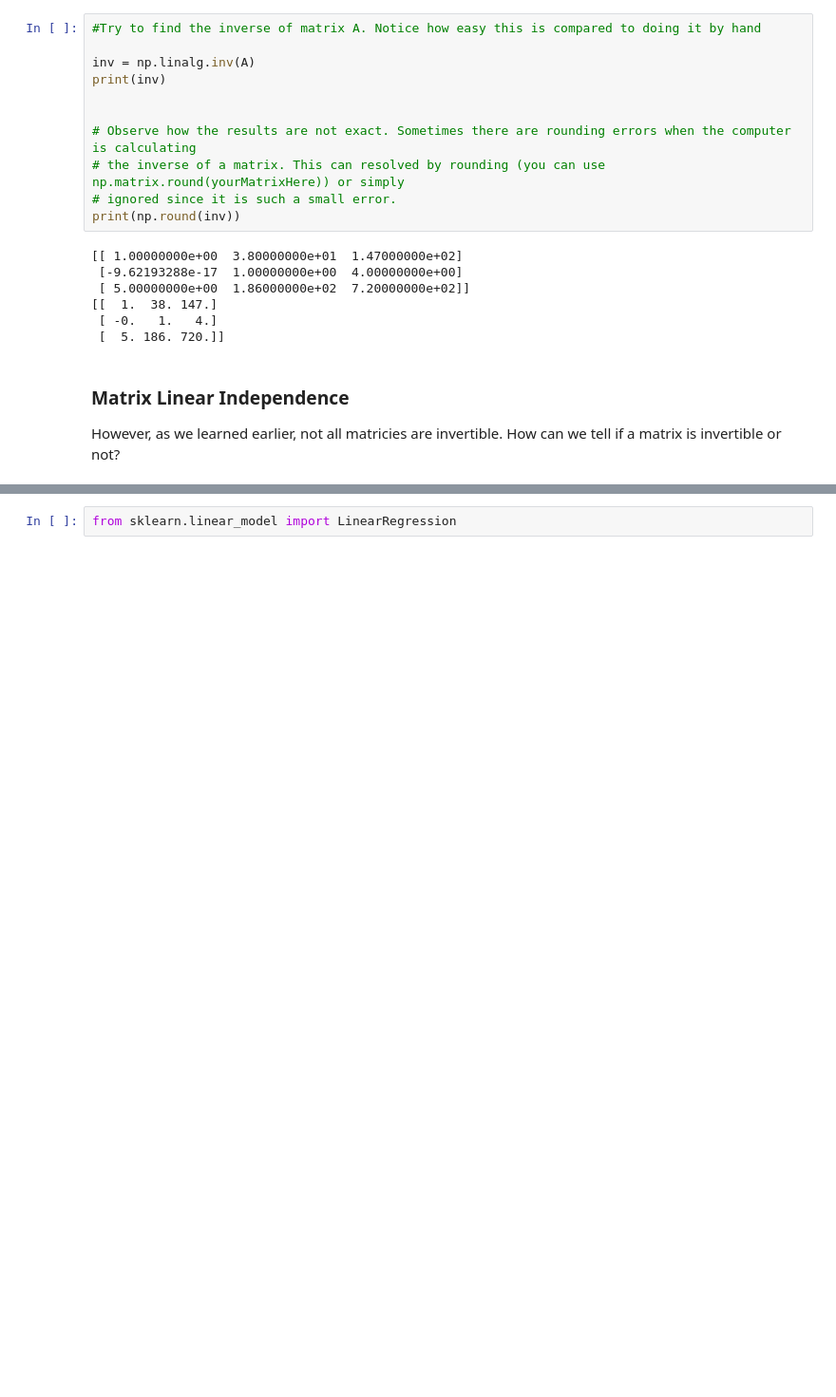
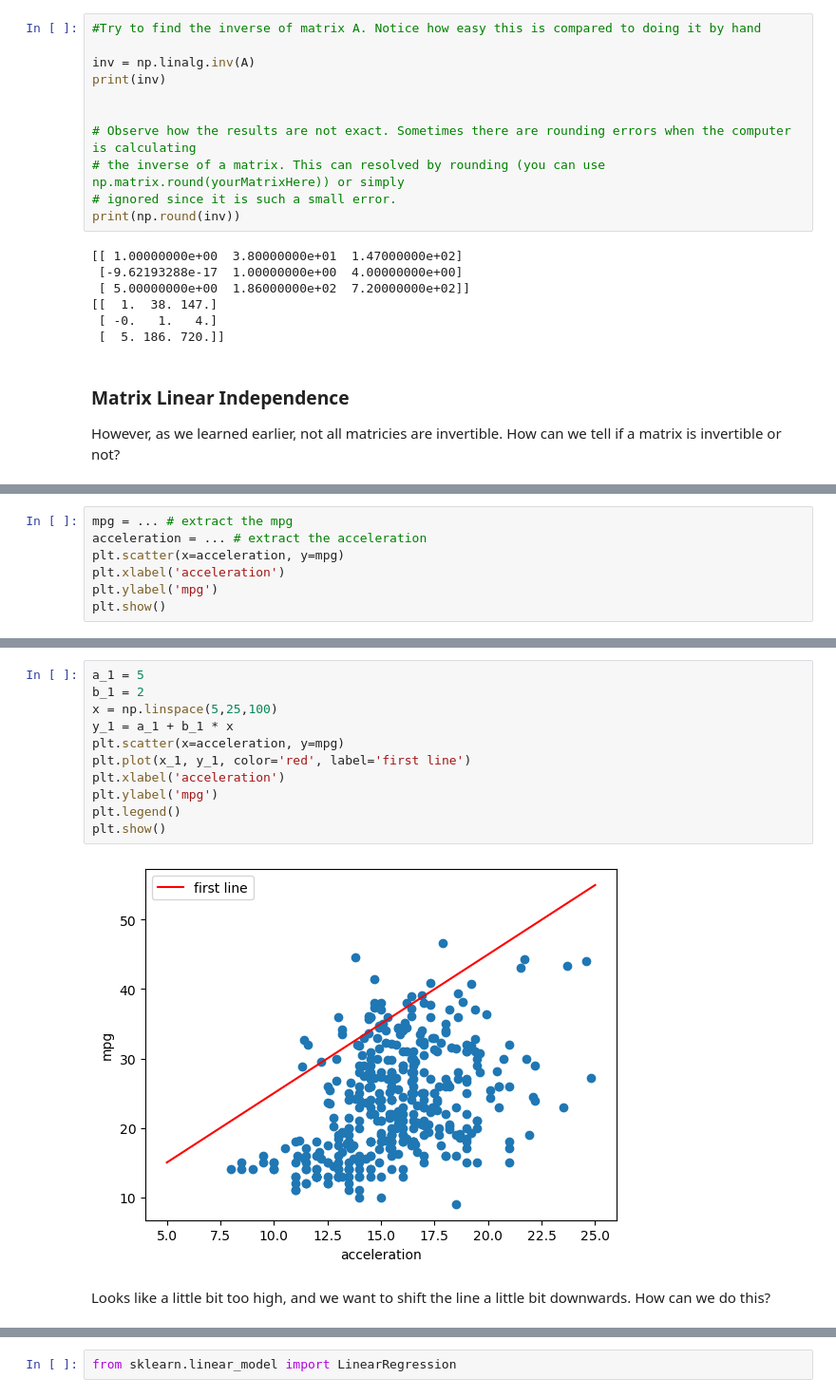
Before and after one commit to DragonKyro/Fall_2022_SAAS_ED_Materials, a Jupyter notebook: Fall_2022_Lectures/Lecture_6/Lecture_6.ipynb, the cells around one changed output, grey strips where cells are left out. Shown: that part at 95% size. Drawn from its saved outputs; the diff is of its cells as text; blank space fills up the shorter version.

```diff
--- a/Fall_2022_Lectures/Lecture_6/Lecture_6.ipynb
+++ b/Fall_2022_Lectures/Lecture_6/Lecture_6.ipynb
@@ -443,0 +500,7 @@ mpg_train.plot.scatter(...)
+# %%
+mpg = ... # extract the mpg
+acceleration = ... # extract the acceleration
+plt.scatter(x=acceleration, y=mpg)
+plt.xlabel('acceleration')
+plt.ylabel('mpg')
+plt.show()
@@ -443,0 +517,15 @@ mpg_train.plot.scatter(...)
+# %%
+a_1 = 5
+b_1 = 2
+x = np.linspace(5,25,100)
+y_1 = a_1 + b_1 * x
+plt.scatter(x=acceleration, y=mpg)
+plt.plot(x_1, y_1, color='red', label='first line')
+plt.xlabel('acceleration')
+plt.ylabel('mpg')
+plt.legend()
+plt.show()
+# %% [output]
+[figure, added]
+# %% [markdown]
+Looks like a little bit too high, and we want to shift the line a little bit downwards. How can we do this?
```
Also changed, not shown: parts of 115 cells of this notebook, 6 other files.
